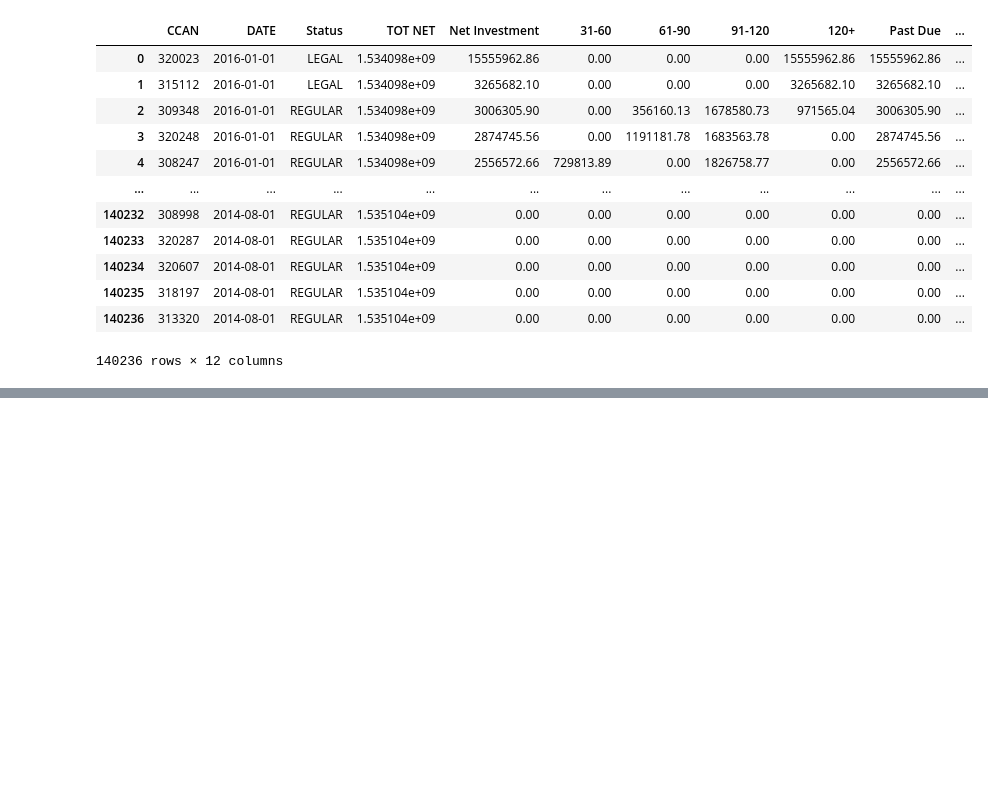
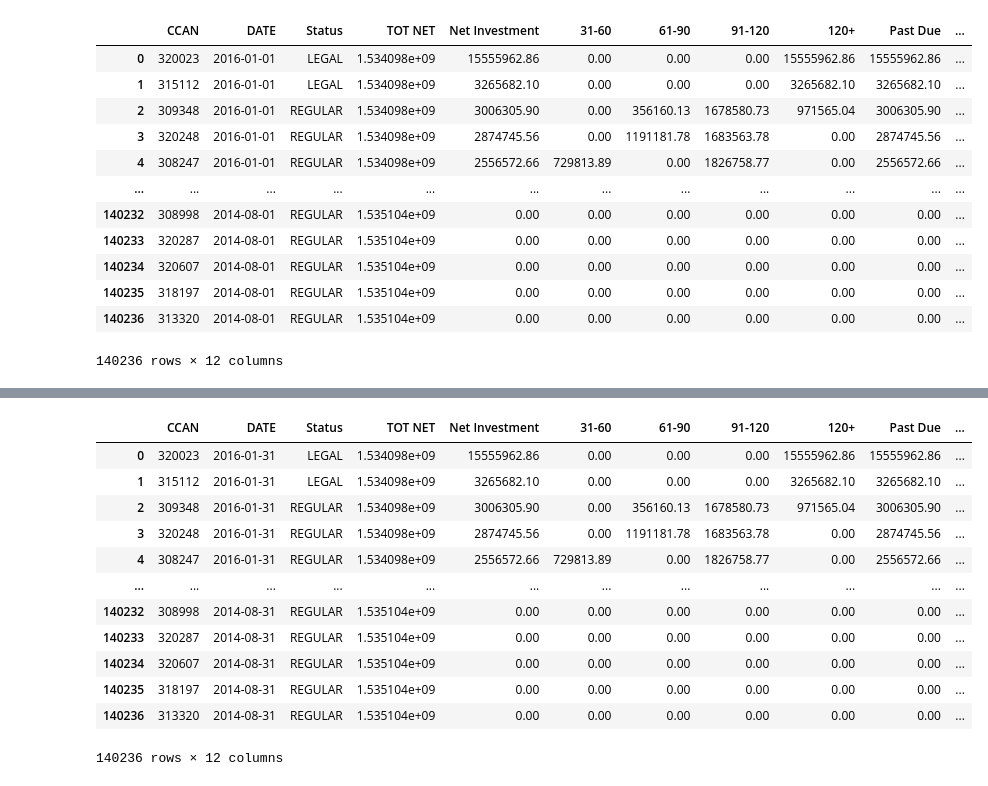
Before and after one commit to SergioGL8/P1---Digging-deep-in-past-due-patterns-, a Jupyter notebook: datasets/data_cleaning.ipynb, the cells around one changed output, grey strips where cells are left out. Cells and saved outputs as stored; diff of their text form; code cells hidden in the pictures; blank space fills up the shorter version.

```diff
--- a/datasets/data_cleaning.ipynb
+++ b/datasets/data_cleaning.ipynb
@@ -253,3 +254,8 @@ data_df
 140236 rows × 12 columns
 # %%
 data_df['Past Due'] = np.where(data_df['Aging'] == '1-30', 0, data_df['Net Investment'])
+# %%
+data_df['DATE1'] = data_df['DATE']
+data_df["Month"] = pd.DatetimeIndex(data_df['DATE1']).month
+
+data_df
@@ -255,0 +276,30 @@ data_df['Past Due'] = np.where(data_df['Aging'] == '1-30', 0, data_df['Net Inves
+# %%
+data_df['DATE'] = np.where(data_df['Month'] == 1, data_df['DATE1'] + timedelta(days=30),\
+                  np.where(data_df['Month'] == 2, data_df['DATE1'] + timedelta(days=27),\
+                  np.where(data_df['Month'] == 3, data_df['DATE1'] + timedelta(days=30),\
+                  np.where(data_df['Month'] == 4, data_df['DATE1'] + timedelta(days=29),\
+                  np.where(data_df['Month'] == 5, data_df['DATE1'] + timedelta(days=30),\
+                  np.where(data_df['Month'] == 6, data_df['DATE1'] + timedelta(days=29),\
+                  np.where(data_df['Month'] == 7, data_df['DATE1'] + timedelta(days=30),\
+                  np.where(data_df['Month'] == 8, data_df['DATE1'] + timedelta(days=30),\
+                  np.where(data_df['Month'] == 9, data_df['DATE1'] + timedelta(days=29),\
+                  np.where(data_df['Month'] == 10, data_df['DATE1'] + timedelta(days=30),\
+                  np.where(data_df['Month'] == 11, data_df['DATE1'] + timedelta(days=29),\
+                  np.where(data_df['Month'] == 12, data_df['DATE1'] + timedelta(days=30), data_df['DATE1']))))))))))))
+# %%
+data_df = data_df[['CCAN', 'DATE', 'Status', 'TOT NET', 'Net Investment', '31-60', '61-90', '91-120', '120+', 'Past Due', 'Aging', 'Country']]
+data_df
+# %% [output]
+|  | CCAN | DATE | Status | TOT NET | Net Investment | 31-60 | 61-90 | 91-120 | 120+ | Past Due | ... |
+| 0 | 320023 | 2016-01-31 | LEGAL | 1.534098e+09 | 15555962.86 | 0.00 | 0.00 | 0.00 | 15555962.86 | 15555962.86 | ... |
+| 1 | 315112 | 2016-01-31 | LEGAL | 1.534098e+09 | 3265682.10 | 0.00 | 0.00 | 0.00 | 3265682.10 | 3265682.10 | ... |
+| 2 | 309348 | 2016-01-31 | REGULAR | 1.534098e+09 | 3006305.90 | 0.00 | 356160.13 | 1678580.73 | 971565.04 | 3006305.90 | ... |
+| 3 | 320248 | 2016-01-31 | REGULAR | 1.534098e+09 | 2874745.56 | 0.00 | 1191181.78 | 1683563.78 | 0.00 | 2874745.56 | ... |
+| 4 | 308247 | 2016-01-31 | REGULAR | 1.534098e+09 | 2556572.66 | 729813.89 | 0.00 | 1826758.77 | 0.00 | 2556572.66 | ... |
+| ... | ... | ... | ... | ... | ... | ... | ... | ... | ... | ... | ... |
+| 140232 | 308998 | 2014-08-31 | REGULAR | 1.535104e+09 | 0.00 | 0.00 | 0.00 | 0.00 | 0.00 | 0.00 | ... |
+| 140233 | 320287 | 2014-08-31 | REGULAR | 1.535104e+09 | 0.00 | 0.00 | 0.00 | 0.00 | 0.00 | 0.00 | ... |
+| 140234 | 320607 | 2014-08-31 | REGULAR | 1.535104e+09 | 0.00 | 0.00 | 0.00 | 0.00 | 0.00 | 0.00 | ... |
+| 140235 | 318197 | 2014-08-31 | REGULAR | 1.535104e+09 | 0.00 | 0.00 | 0.00 | 0.00 | 0.00 | 0.00 | ... |
+| 140236 | 313320 | 2014-08-31 | REGULAR | 1.535104e+09 | 0.00 | 0.00 | 0.00 | 0.00 | 0.00 | 0.00 | ... |
+140236 rows × 12 columns
```
Also changed, not shown: parts of 3 cells of this notebook, 3 other files.
